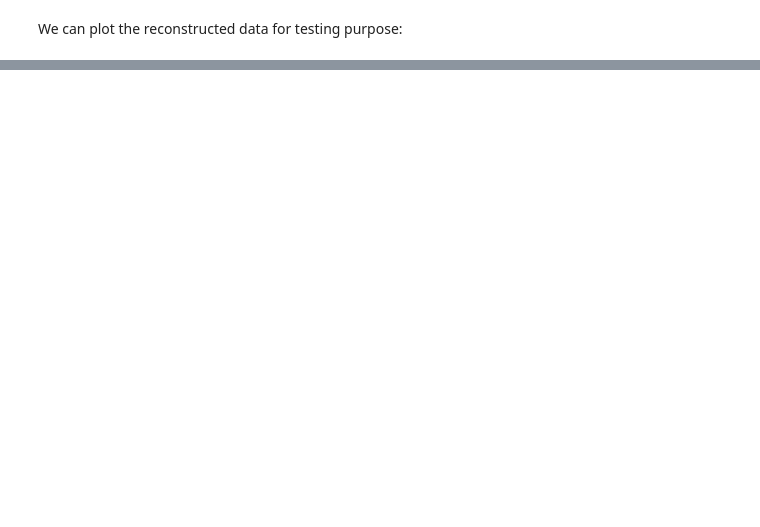
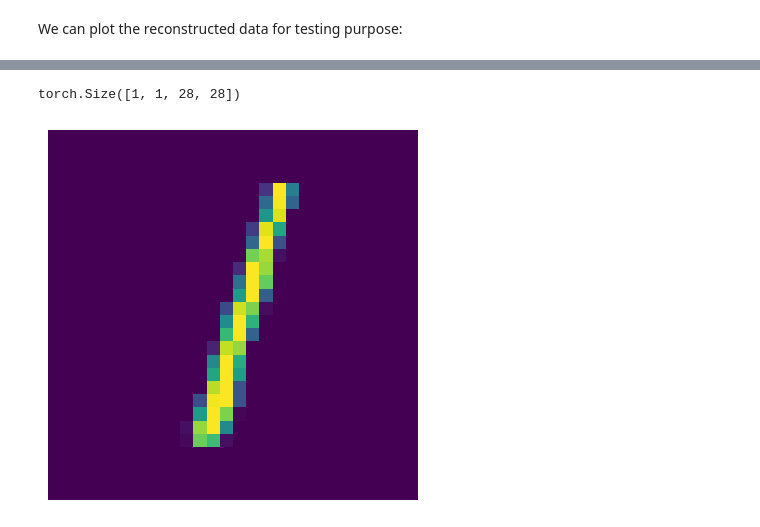
Before and after one commit to Kexin6/let_the_neurons_die, a Jupyter notebook: inverting_gradients/breaching/Data_Poisoning_Attack_via_IG.ipynb, the cells around one changed output, grey strips where cells are left out. Drawn from its saved outputs; the diff is of its cells as text; code cells hidden in the pictures; blank space fills up the shorter version.

Commit message:
Implementation of Inverting Gradient Attack based on model from Data Reordering

```diff
--- a/inverting_gradients/breaching/Data_Poisoning_Attack_via_IG.ipynb
+++ b/inverting_gradients/breaching/Data_Poisoning_Attack_via_IG.ipynb
@@ -136,0 +139,22 @@ torch.save(reconstructed_user_data, 'reconstructed_user_data.pt')
+# %%
+# Uncomment if create one single poisoned data point
+cfg = breaching.get_config(overrides=["case=11_single_mnist", "attack=invertinggradients"])
+
+# Uncomment if create a batch of poisoned data points
+# cfg = breaching.get_config(overrides=["case=12_batch_mnist", "attack=invertinggradients"])
+
+device = torch.device(f'cuda') if torch.cuda.is_available() else torch.device('cpu')
+torch.backends.cudnn.benchmark = cfg.case.impl.benchmark
+setup = dict(device=device, dtype=getattr(torch, cfg.case.impl.dtype))
+setup
+
+cfg.case.data.partition="unique-class"
+cfg.case.user.user_idx = 1
+cfg.case.model='customnet'
+
+user, server, model, loss_fn = breaching.cases.construct_case(cfg.case, setup)
+attacker = breaching.attacks.prepare_attack(server.model, server.loss, cfg.attack, setup)
+breaching.utils.overview(server, user, attacker)
+
+server_payload = server.distribute_payload()
+shared_data, true_user_data = user.compute_local_updates(server_payload)
@@ -136,0 +180,8 @@ torch.save(reconstructed_user_data, 'reconstructed_user_data.pt')
+# %%
+
+# For single reconstruction testing purpose
+print(true_user_data['data'].shape)
+user.plot(true_user_data)
+# %% [output]
+torch.Size([1, 1, 28, 28])
+[figure, added]
```
Also changed, not shown: parts of 12 cells of this notebook, 13 other files.
